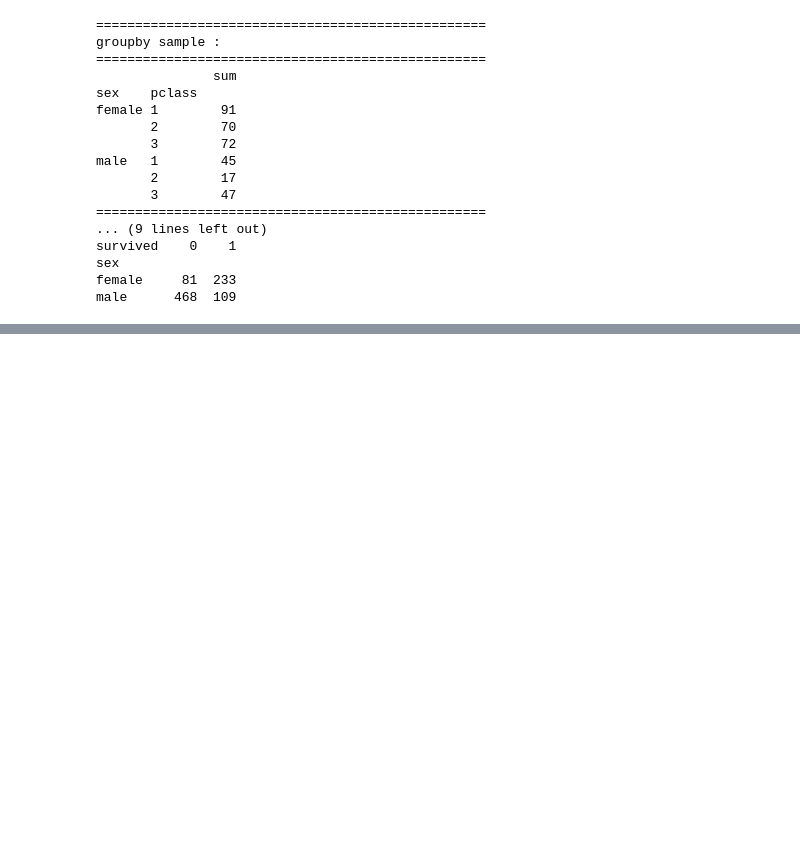
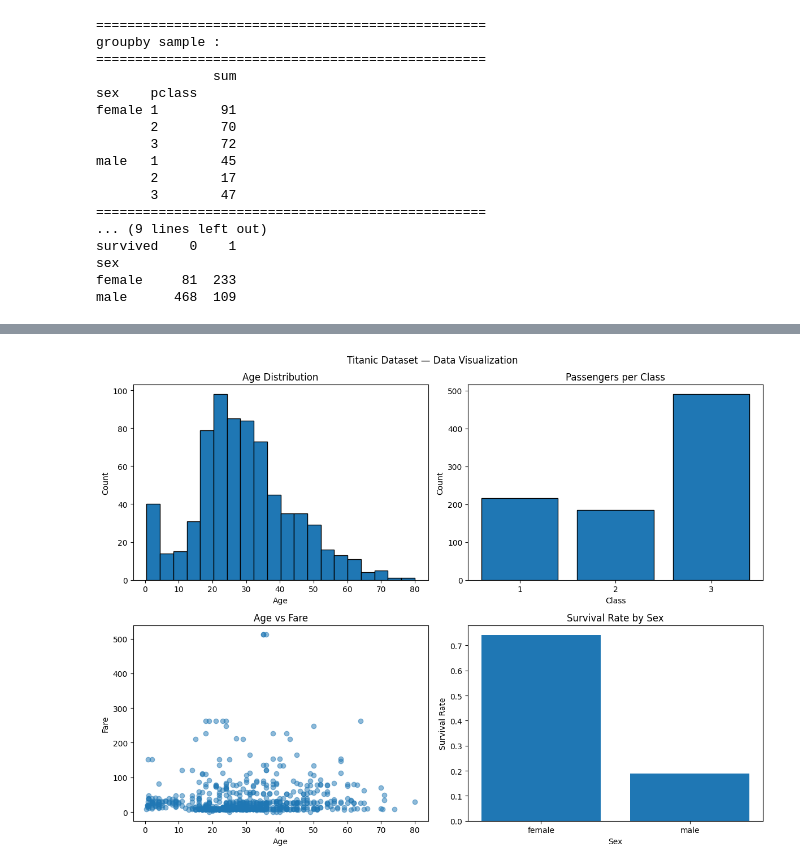
Before and after one commit to ikara-py/ml_preparation, a Jupyter notebook: challenges.ipynb, the cells around one changed output, grey strips where cells are left out. Drawn from its saved outputs; the diff is of its cells as text; code cells hidden in the pictures; blank space fills up the shorter version.

```diff
--- a/challenges.ipynb
+++ b/challenges.ipynb
@@ -939,0 +987,39 @@ Correlations
+# %%
+class_counts = df['pclass'].value_counts().sort_index()
+survival_by_sex = df.groupby('sex')['survived'].mean()
+
+fig, axes = plt.subplots(2, 2, figsize=(12, 9))
+
+# 1. Age histogram
+axes[0, 0].hist(df['age'].dropna(), bins=20, edgecolor='black')
+axes[0, 0].set_title('Age Distribution')
+axes[0, 0].set_xlabel('Age')
+axes[0, 0].set_ylabel('Count')
+
+# 2. Passengers per class
+
+axes[0, 1].bar(class_counts.index, class_counts.values, edgecolor='black')
+axes[0, 1].set_title('Passengers per Class')
+axes[0, 1].set_xlabel('Class')
+axes[0, 1].set_ylabel('Count')
+axes[0, 1].set_xticks([1, 2, 3])
+
+# 3. Age vs Fare
+axes[1, 0].scatter(df['age'], df['fare'], alpha=0.5)
+axes[1, 0].set_title('Age vs Fare')
+axes[1, 0].set_xlabel('Age')
+axes[1, 0].set_ylabel('Fare')
+
+# 4. Survival by sex
+
+axes[1, 1].bar(survival_by_sex.index, survival_by_sex.values)
+axes[1, 1].set_title('Survival Rate by Sex')
+axes[1, 1].set_xlabel('Sex')
+axes[1, 1].set_ylabel('Survival Rate')
+
+fig.suptitle('Titanic Dataset — Data Visualization')
+
+plt.tight_layout()
+plt.show()
+# %% [output]
+[figure, added]
```
Also changed, not shown: parts of 16 cells of this notebook.
